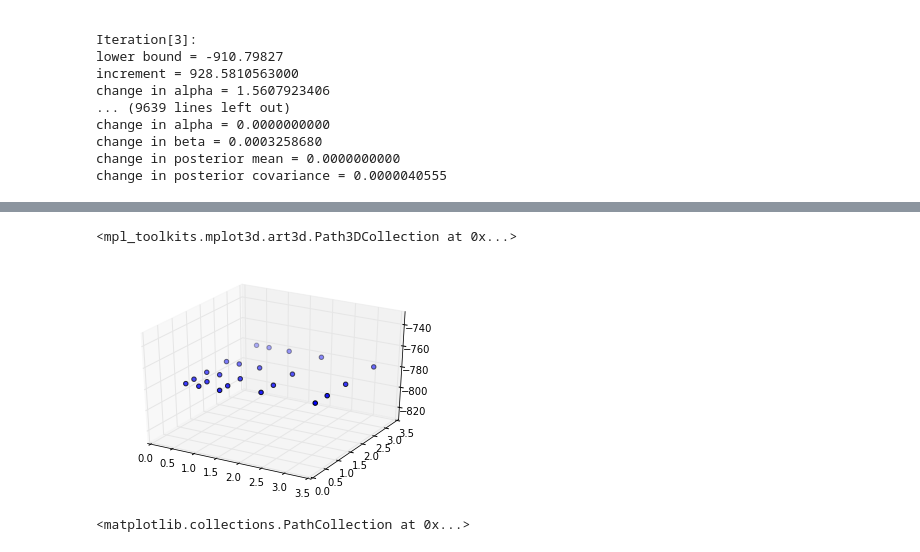
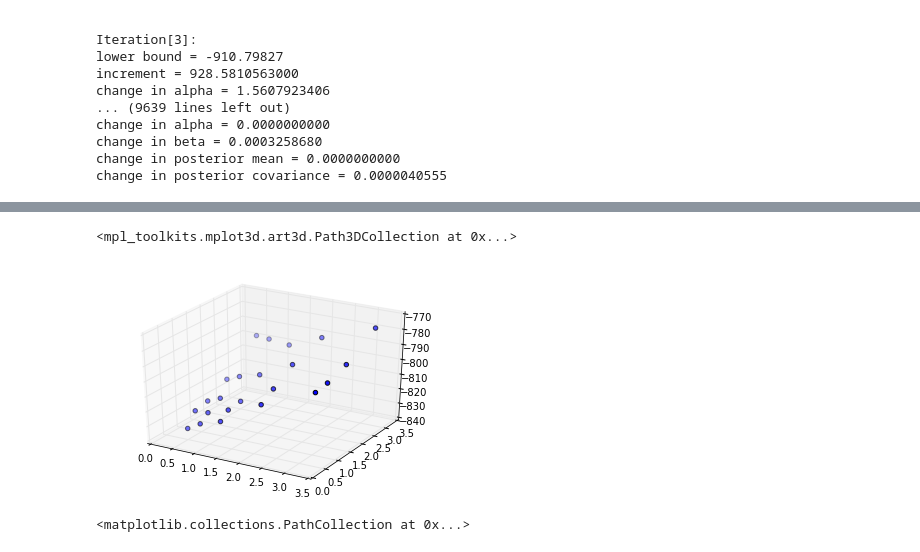
Before and after one commit to catniplab/vlgp, a Jupyter notebook: main.ipynb, the cells around one changed output, grey strips where cells are left out. Saved outputs shown, nothing was run; the diff lists cells and outputs as text; code cells hidden in the pictures.

```diff
--- a/main.ipynb
+++ b/main.ipynb
@@ -248,11 +248,11 @@ array([[  3.16227766e+00,   3.16227766e+00,  -7.77609290e+02],
 # %%
 from mpl_toolkits.mplot3d import Axes3D
 fig = figure()
 ax = fig.add_subplot(111, projection='3d')
-ax.scatter(mz[:, 0], mz[:, 1], mz[0, 2])
+ax.scatter(mz[:, 0], mz[:, 1], mz[:, 2])
 # %% [output]
 <mpl_toolkits.mplot3d.art3d.Path3DCollection at 0x...>
-[figure, old version]
+[figure, new version]
 # %%
 figure()
 scatter(mz[:,0], mz[:, 1], s=mz[:, 2] - np.min(mz[:, 2]))
```
Also changed, not shown: parts of 24 cells of this notebook, 2 other files.
